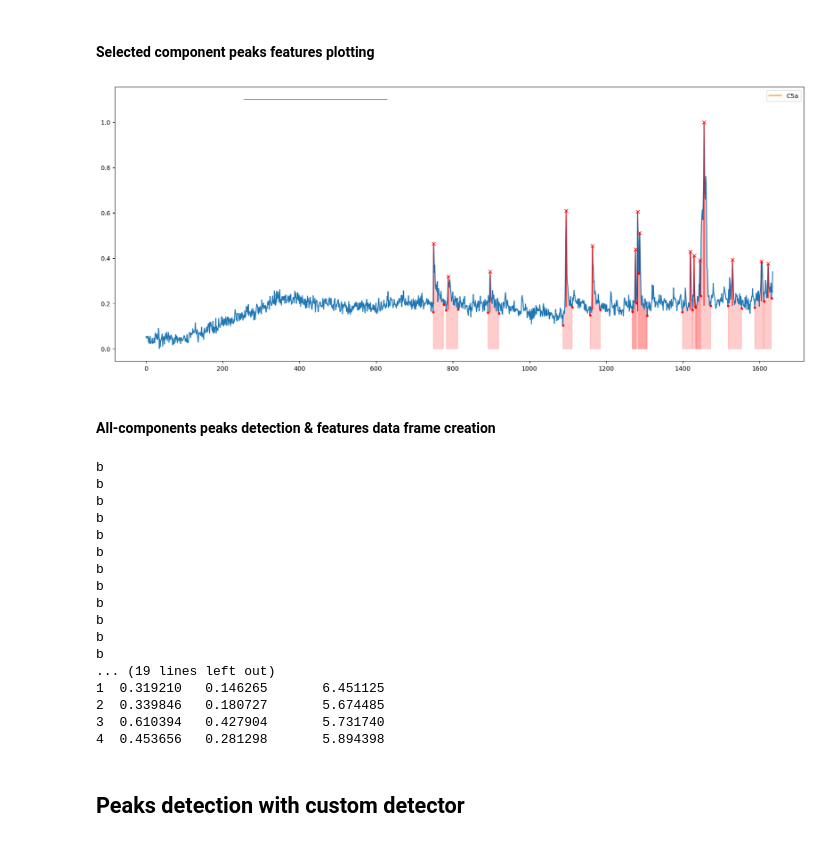
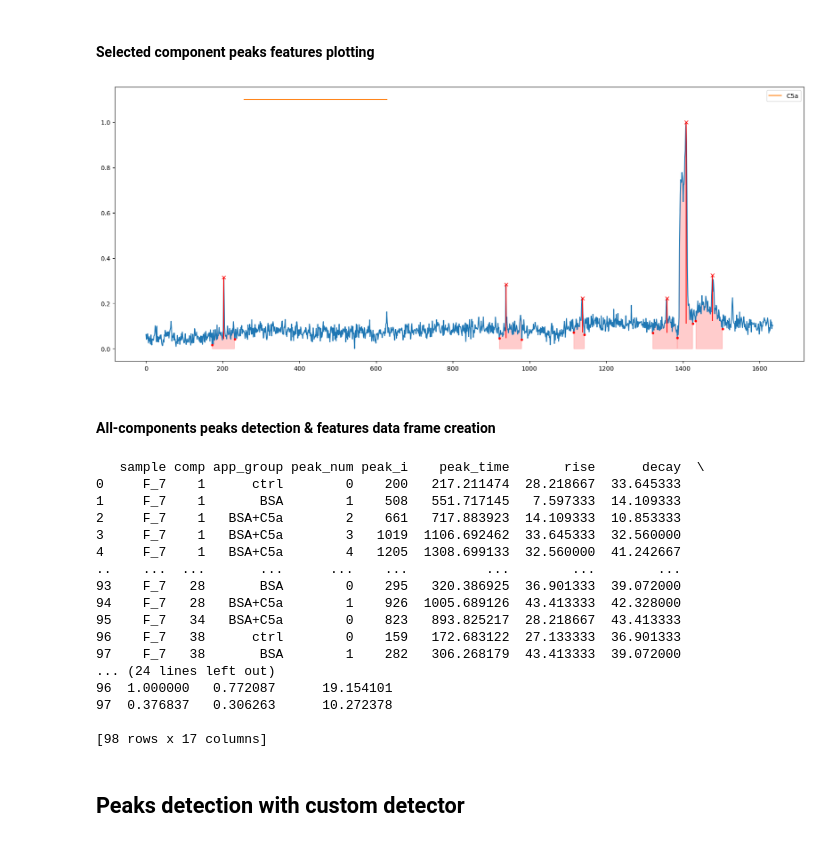
Before and after one commit to wisstock/microca, a Jupyter notebook: demo_peak_det.ipynb, the cells around one changed output. Drawn from its saved outputs; the diff is of its cells as text; code cells hidden in the pictures.

```diff
--- a/demo_peak_det.ipynb
+++ b/demo_peak_det.ipynb
@@ -25,7 +25,7 @@ from sklearn import preprocessing
 # %% [markdown]
 #### Data uploading and scaling
 # %%
-total_df = pd.read_csv('demo_data/output_df.csv')
+total_df = pd.read_csv('output/F_7_comp_df.csv')
 print(total_df.head())
 
 
@@ -73,7 +73,7 @@ fig.show()
 #### Sample global parameters, detection & measurment options
 # %%
 # global sample options
-total_reg_t = 1634
+total_reg_t = 1628.0  # E_0002 - 1634.0 F_7 - 1628.0
 frame_time = total_reg_t / norm_profiles.shape[-1]
 
 reg_name = total_df.reg_name.unique()[0]
@@ -82,10 +82,7 @@ reg_name = total_df.reg_name.unique()[0]
 time_line = np.linspace(0, total_reg_t, num=norm_profiles.shape[-1])
 
 # treatment options
-# treatment_names = ['ctrl', 'app', 'wash']
-treatment_dict = {'C5a':[256., 628.]}
-# app_start_t = 256
-# app_end_t = 628
+treatment_dict = {'BSA':[248.0, 590.0], 'BSA+C5a':[591.0, 1628.0]}  # E_0002 - {'C5a':[256., 628.]}  F_7 - {'BSA':[248.0, 590.0], 'BSA+C5a':[591.0, 1628.0]}
 application_lines_dict = {t:np.linspace(treatment_dict[t][0], treatment_dict[t][1]) for t in treatment_dict}
 
 # detection options
@@ -100,10 +97,6 @@ width_frames = np.asanyarray([width_sec[0]/frame_time, width_sec[1]/frame_time],
 plat_sec = [1, 500]  # [min, max]
 plat_frames = np.asarray([plat_sec[0]/frame_time, plat_sec[1]/frame_time], dtype=int)
 plat_frames[plat_frames == 0] = 1
-
-# ΔF/F options
-delta_win_shift = 0
-delta_win_size = 10
 # %% [markdown]
 #### Ctrl. profiles plot
 # %%
@@ -134,7 +166,7 @@ plt.show()
 # %% [markdown]
 #### Selected component peaks features plotting
 # %%
-one_comp_profile = norm_profiles[0]
+one_comp_profile = norm_profiles[4]
 
 comp_profile = one_comp_profile[1]#[300:800]
 time_line_demo = time_line#[300:800]
@@ -144,42 +176,42 @@ peaks, properties = signal.find_peaks(comp_profile,
                                       height=None,
                                       threshold=None,
                                       distance=min_distance_frames,
-                                      wlen=50,
-                                      prominence=0.12,
+                                      wlen=80,
+                                      prominence=0.15,
                                       rel_height=0.5,
                                       width=width_frames,
                                       plateau_size=plat_frames)
 prom = properties['prominences']
 # print(properties)
 
 # plotting
 prom_h = comp_profile[peaks] - prom
 width_w = np.sort(np.asarray([*properties['left_bases'], *properties['right_bases']], dtype=int))
 width_pairs =  np.asarray(list(zip(properties['left_bases'], properties['right_bases'])), dtype=int)
 
 app_y = [np.max(comp_profile)+np.max(comp_profile)*0.05] * len(app_line)
 
 plt.figure(figsize=(20, 8))
 plt.plot(time_line_demo, comp_profile)
 plt.plot(time_line_demo[peaks], comp_profile[peaks], 'x', color='red')
 plt.plot(time_line_demo[width_w], comp_profile[width_w], '.', color='red')
 plt.vlines(x=time_line_demo[peaks], ymin=prom_h, ymax=comp_profile[peaks], color='red')
 
 for peak_width in width_pairs:
     plt.fill_between(
             x= time_line_demo[peak_width[0]:peak_width[1]],
             y1= comp_profile[peak_width[0]:peak_width[1]],
             color= "red",
             alpha= 0.2)
 
 for app_name in application_lines_dict:
     app_line = application_lines_dict[app_name]
     plt.plot(app_line, [1.1] * len(app_line), label=app_name)
 
 plt.legend()
 plt.show()
 # %% [output]
-[figure, old version]
+[figure, new version]
 # %% [markdown]
 #### All-components peaks detection & features data frame creation
 # %%
@@ -203,7 +235,7 @@ pf_df = pd.DataFrame(columns=['sample',          # sample name
                               'integral_norm'])  # signal integral in rise-decay window by normalized profile
 
 components_ID = np.array(total_df.comp.unique())
-for component_num in [0]:  # range(norm_profiles.shape[0]):
+for component_num in range(norm_profiles.shape[0]):
     comp_ID = components_ID[component_num]
 
     comp_raw_profile = norm_profiles[component_num][0]
@@ -213,8 +245,8 @@ for component_num in [0]:  # range(norm_profiles.shape[0]):
                                                     height=None,
                                                     threshold=None,
                                                     distance=min_distance_frames,
-                                                    wlen=50,
-                                                    prominence=0.12,
+                                                    wlen=80,
+                                                    prominence=0.15,
                                                     rel_height=0.5,
                                                     width=width_frames,
                                                     plateau_size=plat_frames)
@@ -275,7 +307,7 @@ for component_num in [0]:  # range(norm_profiles.shape[0]):
 
         # data frame update
         pf_row = pd.DataFrame({'sample':[reg_name],               # sample name
-                               'comp':[comp_ID],                  # spatial component ID
+                               'comp':[comp_ID+1],                  # spatial component ID
                                'app_group':[app_group],           # application group, before/after bath application
                                'peak_num':[peak_i],               # peak number in profile
                                'peak_i':[peak_index],             # peak index in profile, frames
@@ -293,25 +325,26 @@ for component_num in [0]:  # range(norm_profiles.shape[0]):
                                'integral_norm':[integral_norm]})  # signal integral in rise-decay window from normalized profile
         pf_df = pd.concat([pf_df, pf_row], ignore_index=True)
 
-print(pf_df.head())
+print(pf_df)
+pf_df.to_csv(f'{reg_name}_output.csv')
 # %% [output]
-b
-b
-b
-b
-b
-b
-b
-b
-b
-b
-b
-b
-... (19 lines left out)
-1  0.319210   0.146265       6.451125
-2  0.339846   0.180727       5.674485
-3  0.610394   0.427904       5.731740
-4  0.453656   0.281298       5.894398
+   sample comp app_group peak_num peak_i    peak_time       rise      decay  \
+0     F_7    1      ctrl        0    200   217.211474  28.218667  33.645333
+1     F_7    1       BSA        1    508   551.717145   7.597333  14.109333
+2     F_7    1   BSA+C5a        2    661   717.883923  14.109333  10.853333
+3     F_7    1   BSA+C5a        3   1019  1106.692462  33.645333  32.560000
+4     F_7    1   BSA+C5a        4   1205  1308.699133  32.560000  41.242667
+..    ...  ...       ...      ...    ...          ...        ...        ...
+93    F_7   28       BSA        0    295   320.386925  36.901333  39.072000
+94    F_7   28   BSA+C5a        1    926  1005.689126  43.413333  42.328000
+95    F_7   34   BSA+C5a        0    823   893.825217  28.218667  43.413333
+96    F_7   38      ctrl        0    159   172.683122  27.133333  36.901333
+97    F_7   38       BSA        1    282   306.268179  43.413333  39.072000
+... (24 lines left out)
+96  1.000000   0.772087      19.154101
+97  0.376837   0.306263      10.272378
+
+[98 rows x 17 columns]
 # %% [markdown]
 ## Peaks detection with custom detector
 # %% [markdown]
```
Also changed, not shown: parts of 6 cells of this notebook, 1 other file.
